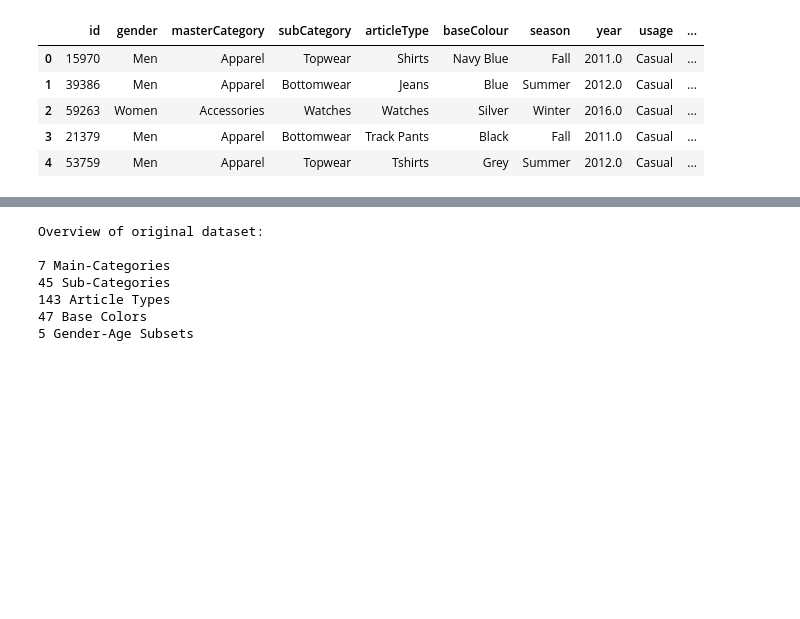
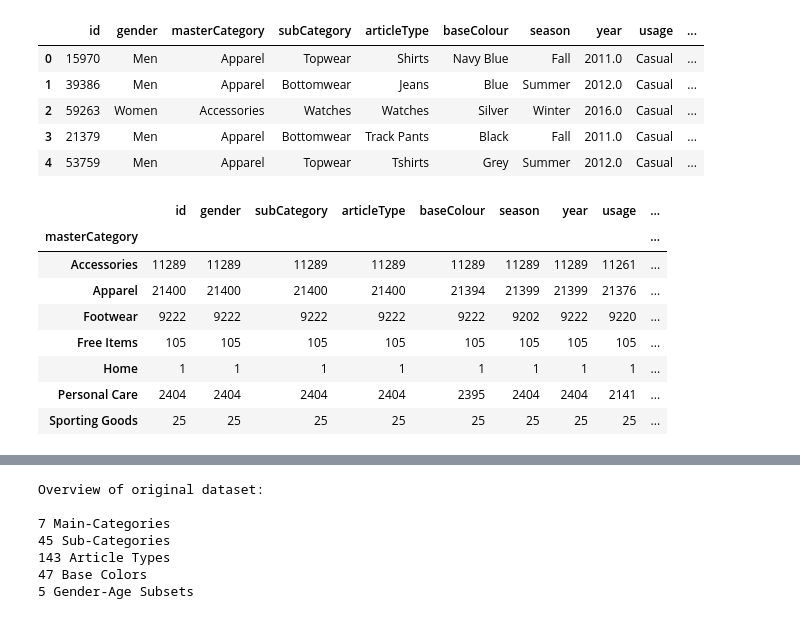
Before and after one commit to kellystroh/Inventory-Image-Classification, a Jupyter notebook: Preprocessing/EDA.ipynb, the cells around one changed output, grey strips where cells are left out. Drawn from its saved outputs; the diff is of its cells as text; code cells hidden in the pictures; blank space fills up the shorter version.

```diff
--- a/Preprocessing/EDA.ipynb
+++ b/Preprocessing/EDA.ipynb
@@ -37,3 +37,15 @@ original_df.head()
 | 2 | 59263 | Women | Accessories | Watches | Watches | Silver | Winter | 2016.0 | Casual | ... |
 | 3 | 21379 | Men | Apparel | Bottomwear | Track Pants | Black | Fall | 2011.0 | Casual | ... |
 | 4 | 53759 | Men | Apparel | Topwear | Tshirts | Grey | Summer | 2012.0 | Casual | ... |
+# %%
+original_df.groupby('masterCategory').count()
+# %% [output]
+|  | id | gender | subCategory | articleType | baseColour | season | year | usage | ... |
+| masterCategory |  |  |  |  |  |  |  |  | ... |
+| Accessories | 11289 | 11289 | 11289 | 11289 | 11289 | 11289 | 11289 | 11261 | ... |
+| Apparel | 21400 | 21400 | 21400 | 21400 | 21394 | 21399 | 21399 | 21376 | ... |
+| Footwear | 9222 | 9222 | 9222 | 9222 | 9222 | 9202 | 9222 | 9220 | ... |
+| Free Items | 105 | 105 | 105 | 105 | 105 | 105 | 105 | 105 | ... |
+| Home | 1 | 1 | 1 | 1 | 1 | 1 | 1 | 1 | ... |
+| Personal Care | 2404 | 2404 | 2404 | 2404 | 2395 | 2404 | 2404 | 2141 | ... |
+| Sporting Goods | 25 | 25 | 25 | 25 | 25 | 25 | 25 | 25 | ... |
```
Also changed, not shown: parts of 18 cells of this notebook, 1 other file.
